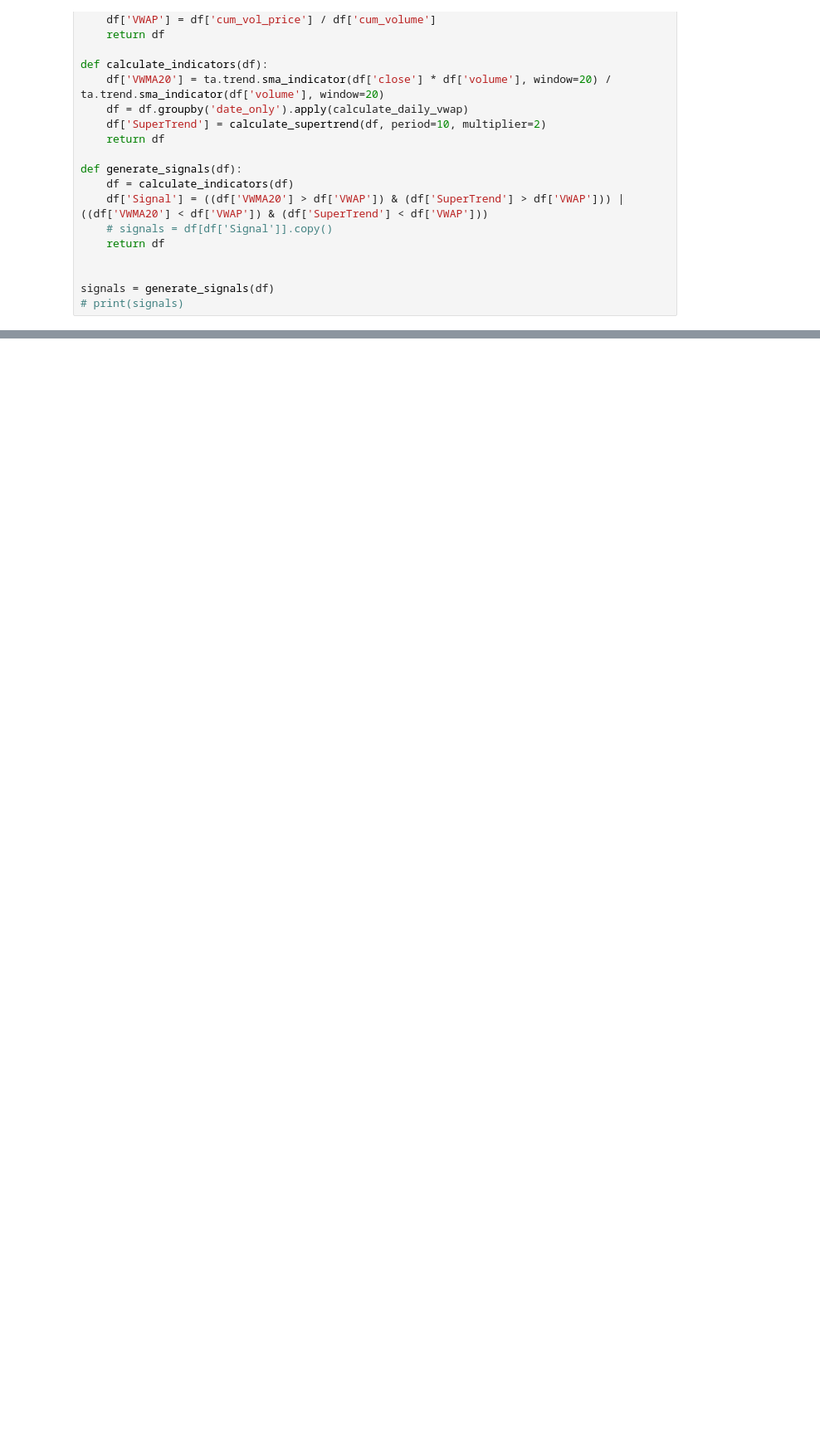
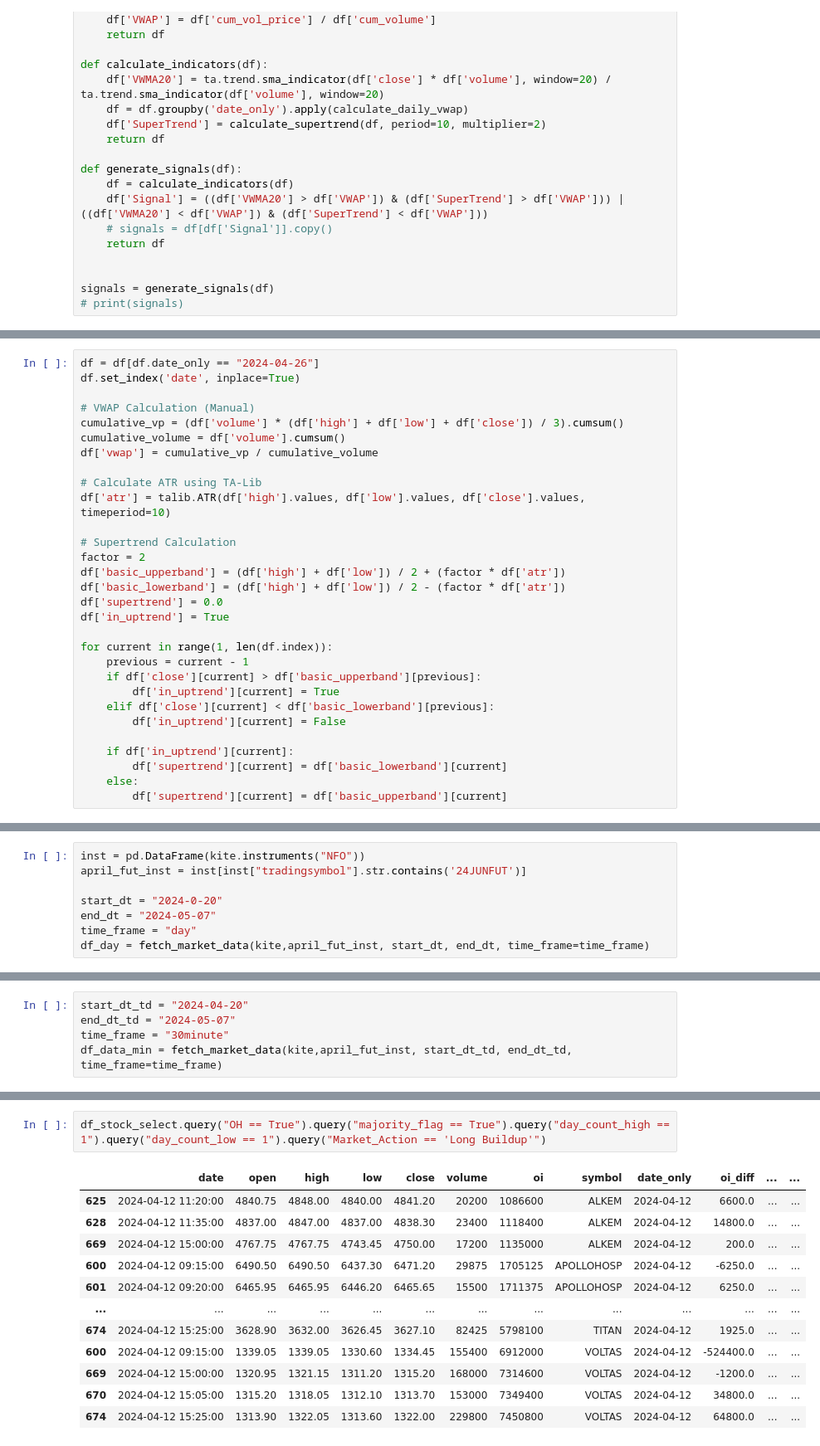
Before and after one commit to Madcodex/stock_automata, a Jupyter notebook: notebook/identify_signals.ipynb, the cells around one changed output, grey strips where cells are left out. Shown: that part at 83% size. Saved outputs shown, nothing was run; the diff lists cells and outputs as text; blank space fills up the shorter version.

```diff
--- a/notebook/identify_signals.ipynb
+++ b/notebook/identify_signals.ipynb
@@ -622,0 +717,30 @@ signals.tail(10)
+# %%
+df = df[df.date_only == "2024-04-26"]
+df.set_index('date', inplace=True)
+
+# VWAP Calculation (Manual)
+cumulative_vp = (df['volume'] * (df['high'] + df['low'] + df['close']) / 3).cumsum()
+cumulative_volume = df['volume'].cumsum()
+df['vwap'] = cumulative_vp / cumulative_volume
+
+# Calculate ATR using TA-Lib
+df['atr'] = talib.ATR(df['high'].values, df['low'].values, df['close'].values, timeperiod=10)
+
+# Supertrend Calculation
+factor = 2
+df['basic_upperband'] = (df['high'] + df['low']) / 2 + (factor * df['atr'])
+df['basic_lowerband'] = (df['high'] + df['low']) / 2 - (factor * df['atr'])
+df['supertrend'] = 0.0
+df['in_uptrend'] = True
+
+for current in range(1, len(df.index)):
+    previous = current - 1
+    if df['close'][current] > df['basic_upperband'][previous]:
+        df['in_uptrend'][current] = True
+    elif df['close'][current] < df['basic_lowerband'][previous]:
+        df['in_uptrend'][current] = False
+
+    if df['in_uptrend'][current]:
+        df['supertrend'][current] = df['basic_lowerband'][current]
+    else:
+        df['supertrend'][current] = df['basic_upperband'][current]
@@ -622,0 +884,8 @@ signals.tail(10)
+# %%
+inst = pd.DataFrame(kite.instruments("NFO"))
+april_fut_inst = inst[inst["tradingsymbol"].str.contains('24JUNFUT')]
+
+start_dt = "2024-0-20"
+end_dt = "2024-05-07"
+time_frame = "day"
+df_day = fetch_market_data(kite,april_fut_inst, start_dt, end_dt, time_frame=time_frame)
@@ -622,0 +901,5 @@ signals.tail(10)
+# %%
+start_dt_td = "2024-04-20"
+end_dt_td = "2024-05-07"
+time_frame = "30minute"
+df_data_min = fetch_market_data(kite,april_fut_inst, start_dt_td, end_dt_td, time_frame=time_frame)
@@ -622,0 +988,15 @@ signals.tail(10)
+# %%
+df_stock_select.query("OH == True").query("majority_flag == True").query("day_count_high == 1").query("day_count_low == 1").query("Market_Action == 'Long Buildup'")
+# %% [output]
+|  | date | open | high | low | close | volume | oi | symbol | date_only | oi_diff | ... | ... |
+| 625 | 2024-04-12 11:20:00 | 4840.75 | 4848.00 | 4840.00 | 4841.20 | 20200 | 1086600 | ALKEM | 2024-04-12 | 6600.0 | ... | ... |
+| 628 | 2024-04-12 11:35:00 | 4837.00 | 4847.00 | 4837.00 | 4838.30 | 23400 | 1118400 | ALKEM | 2024-04-12 | 14800.0 | ... | ... |
+| 669 | 2024-04-12 15:00:00 | 4767.75 | 4767.75 | 4743.45 | 4750.00 | 17200 | 1135000 | ALKEM | 2024-04-12 | 200.0 | ... | ... |
+| 600 | 2024-04-12 09:15:00 | 6490.50 | 6490.50 | 6437.30 | 6471.20 | 29875 | 1705125 | APOLLOHOSP | 2024-04-12 | -6250.0 | ... | ... |
+| 601 | 2024-04-12 09:20:00 | 6465.95 | 6465.95 | 6446.20 | 6465.65 | 15500 | 1711375 | APOLLOHOSP | 2024-04-12 | 6250.0 | ... | ... |
+| ... | ... | ... | ... | ... | ... | ... | ... | ... | ... | ... | ... | ... |
+| 674 | 2024-04-12 15:25:00 | 3628.90 | 3632.00 | 3626.45 | 3627.10 | 82425 | 5798100 | TITAN | 2024-04-12 | 1925.0 | ... | ... |
+| 600 | 2024-04-12 09:15:00 | 1339.05 | 1339.05 | 1330.60 | 1334.45 | 155400 | 6912000 | VOLTAS | 2024-04-12 | -524400.0 | ... | ... |
+| 669 | 2024-04-12 15:00:00 | 1320.95 | 1321.15 | 1311.20 | 1315.20 | 168000 | 7314600 | VOLTAS | 2024-04-12 | -1200.0 | ... | ... |
+| 670 | 2024-04-12 15:05:00 | 1315.20 | 1318.05 | 1312.10 | 1313.70 | 153000 | 7349400 | VOLTAS | 2024-04-12 | 34800.0 | ... | ... |
+| 674 | 2024-04-12 15:25:00 | 1313.90 | 1322.05 | 1313.60 | 1322.00 | 229800 | 7450800 | VOLTAS | 2024-04-12 | 64800.0 | ... | ... |
```
Also changed, not shown: parts of 39 cells of this notebook, 18 other files.
